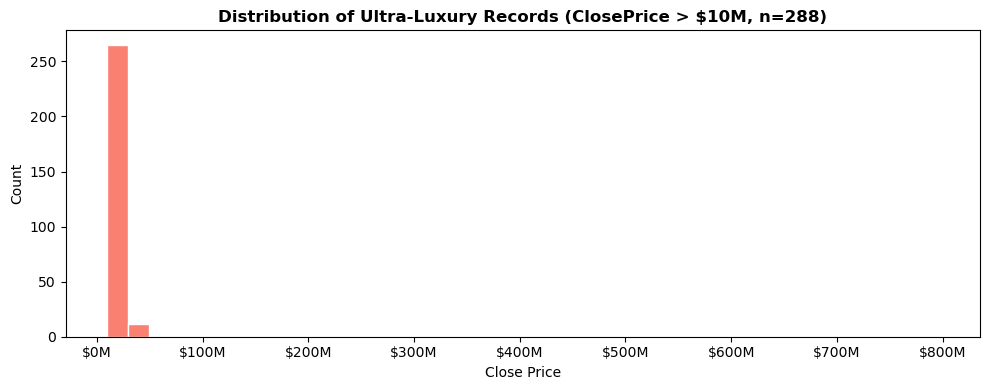
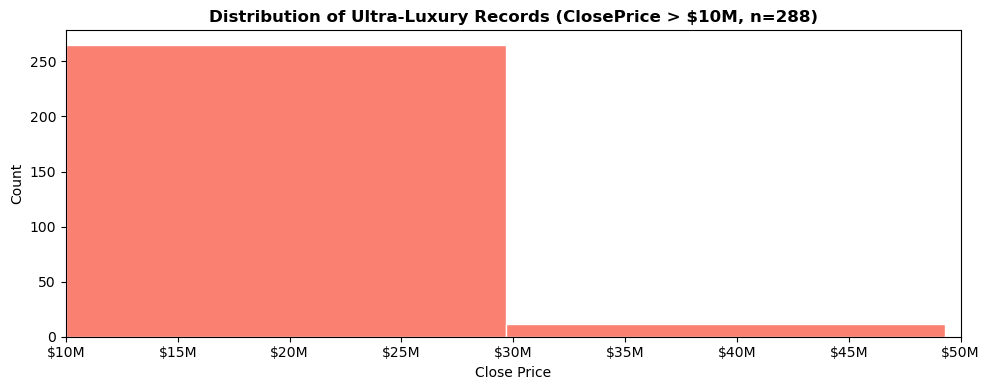
Code edit (unified diff) that turned the first committed figure into the second:
--- before
+++ after
@@ -10,4 +10,6 @@
 fig, ax = plt.subplots(figsize=(10, 4))
 high_price['ClosePrice'].plot(kind='hist', bins=40, ax=ax, color='salmon', edgecolor='white')
+# Limit x-axis to $100M
+ax.set_xlim(10_000_000, 50_000_000)
 ax.set_title(f'Distribution of Ultra-Luxury Records (ClosePrice > $10M, n={len(high_price)})',
              fontweight='bold')

Commit: Preprocessing addition